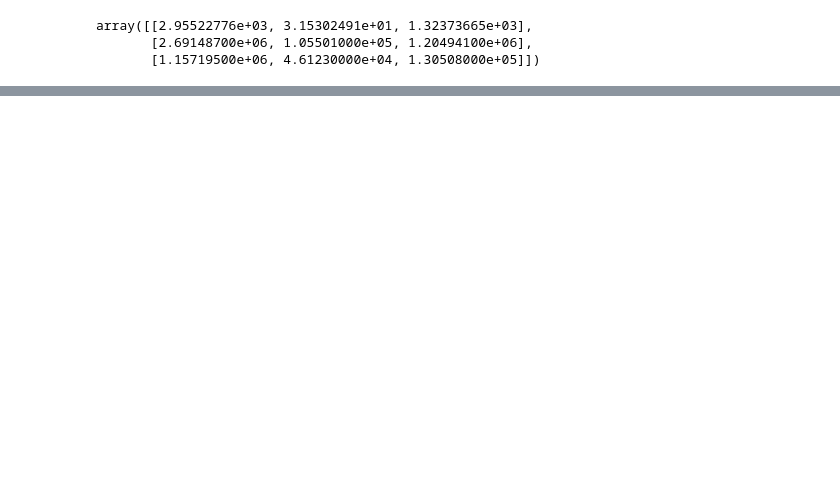
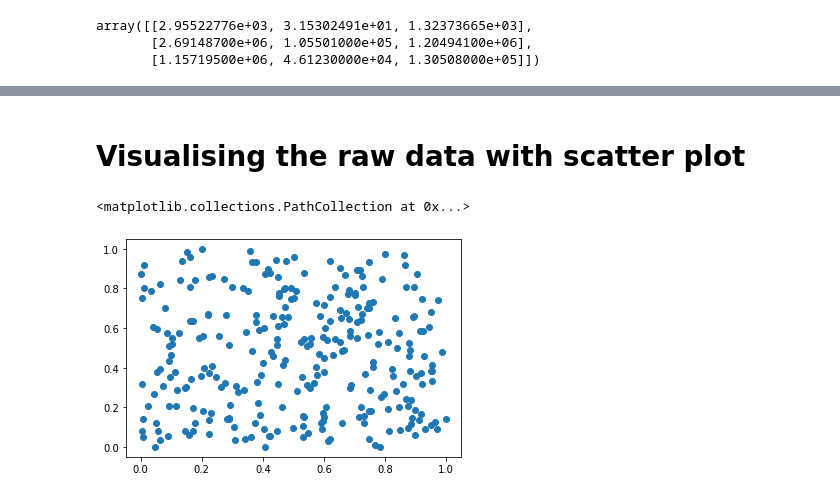
Before and after one commit to 19pa1a05c7/clustering-with-kmeans, a Jupyter notebook: copy_of_Untitled2.ipynb, the cells around one changed output, grey strips where cells are left out. Cells and saved outputs as stored; diff of their text form; code cells hidden in the pictures; blank space fills up the shorter version.

```diff
--- a/copy_of_Untitled2.ipynb
+++ b/copy_of_Untitled2.ipynb
@@ -229,0 +279,5 @@ array([[2.95522776e+03, 3.15302491e+01, 1.32373665e+03],
+# %%
+covid19["Confirmed"]=1
+covid19["Deaths"]=np.random.rand(283)
+covid19["Recovered"]=np.random.rand(283)
+covid19
@@ -229,0 +298,3 @@ array([[2.95522776e+03, 3.15302491e+01, 1.32373665e+03],
+# %%
+y=covid19.iloc[:,1:4].values
+y
@@ -229,0 +319,7 @@ array([[2.95522776e+03, 3.15302491e+01, 1.32373665e+03],
+# %% [markdown]
+# **Visualising the raw data with scatter plot**
+# %%
+plt.scatter(y[:,1],y[:,2])
+# %% [output]
+<matplotlib.collections.PathCollection at 0x...>
+[figure, added]
```
Also changed, not shown: parts of 26 cells of this notebook.
